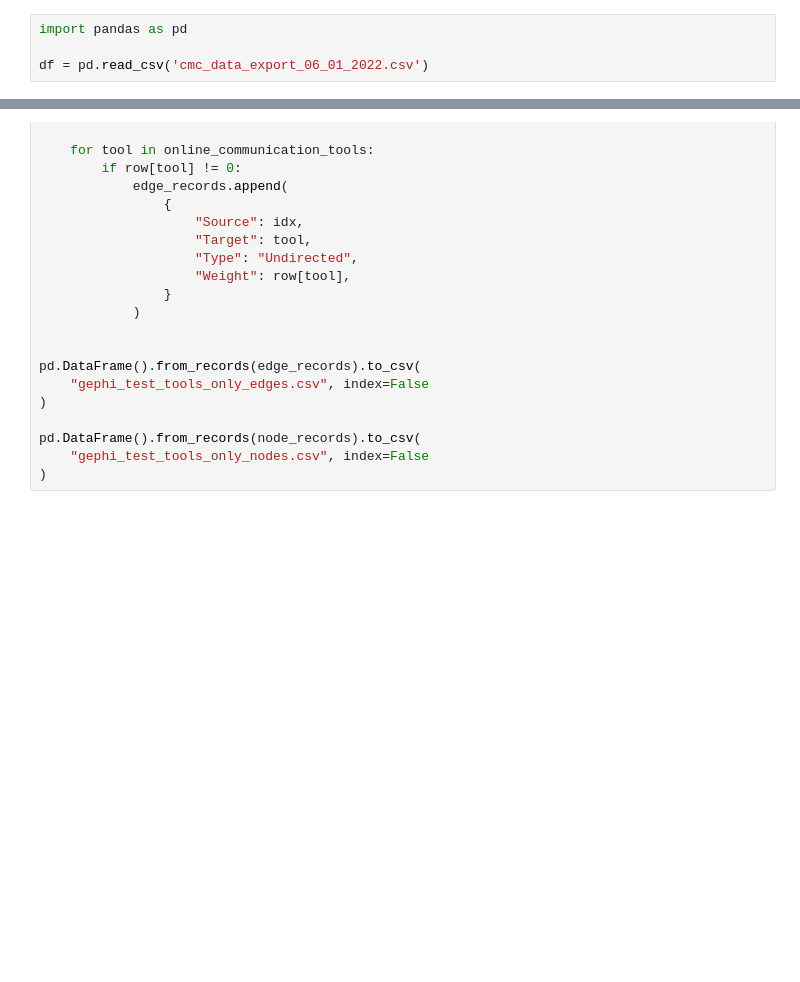
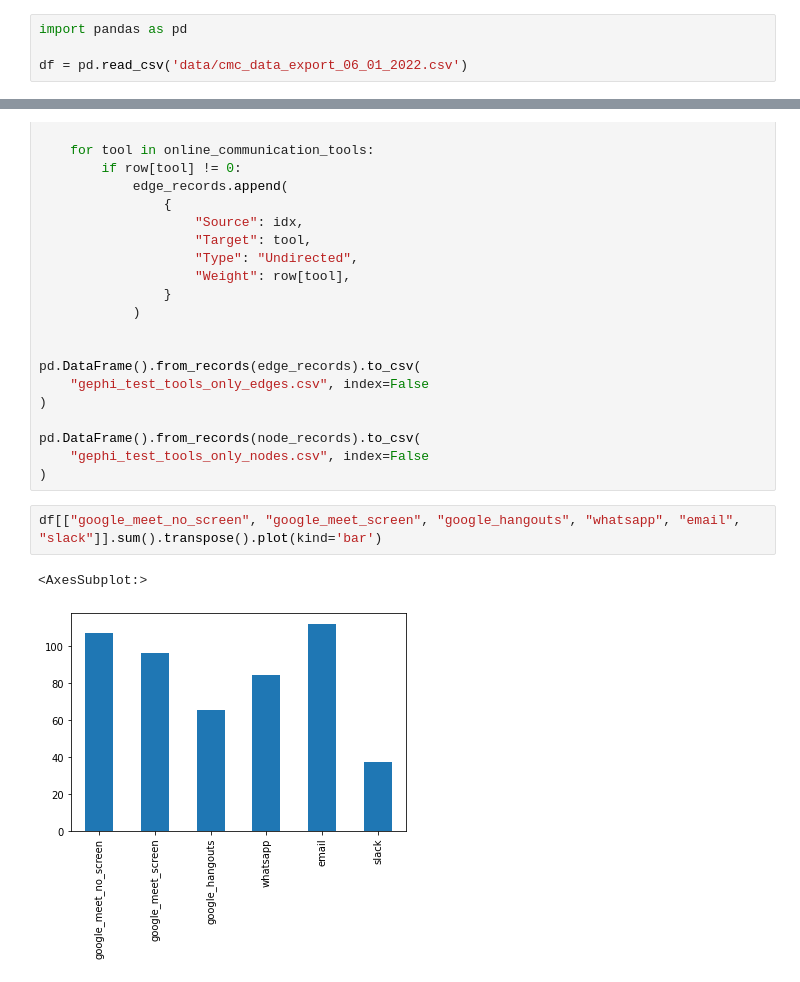
Before and after one commit to WPoelman/cmc, a Jupyter notebook: analyze_questionnaire.ipynb, the cells around one changed output, grey strips where cells are left out. Saved outputs shown, nothing was run; the diff lists cells and outputs as text; blank space fills up the shorter version.

Commit message:
maybe use plots in some places?

```diff
--- a/analyze_questionnaire.ipynb
+++ b/analyze_questionnaire.ipynb
@@ -1,7 +1,7 @@
 # %%
 import pandas as pd
 
-df = pd.read_csv('cmc_data_export_06_01_2022.csv')
+df = pd.read_csv('data/cmc_data_export_06_01_2022.csv')
 # %%
 df.head()
 # %% [output]
@@ -166,3 +166,8 @@ pd.DataFrame().from_records(edge_records).to_csv(
 pd.DataFrame().from_records(node_records).to_csv(
     "gephi_test_tools_only_nodes.csv", index=False
 )
+# %%
+df[["google_meet_no_screen", "google_meet_screen", "google_hangouts", "whatsapp", "email", "slack"]].sum().transpose().plot(kind='bar')
+# %% [output]
+<AxesSubplot:>
+[figure, added]
```
